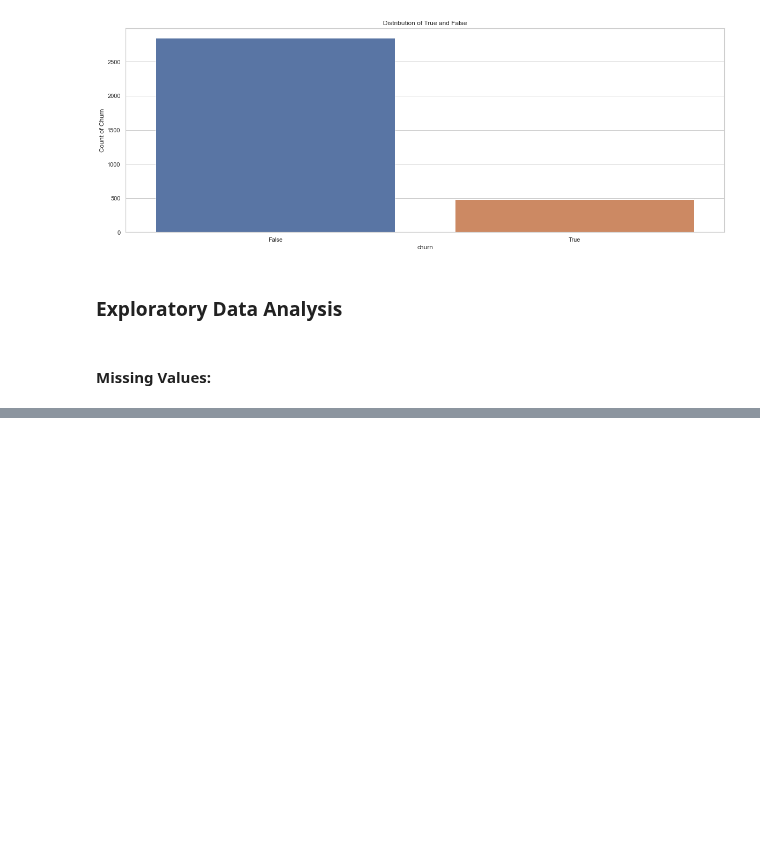
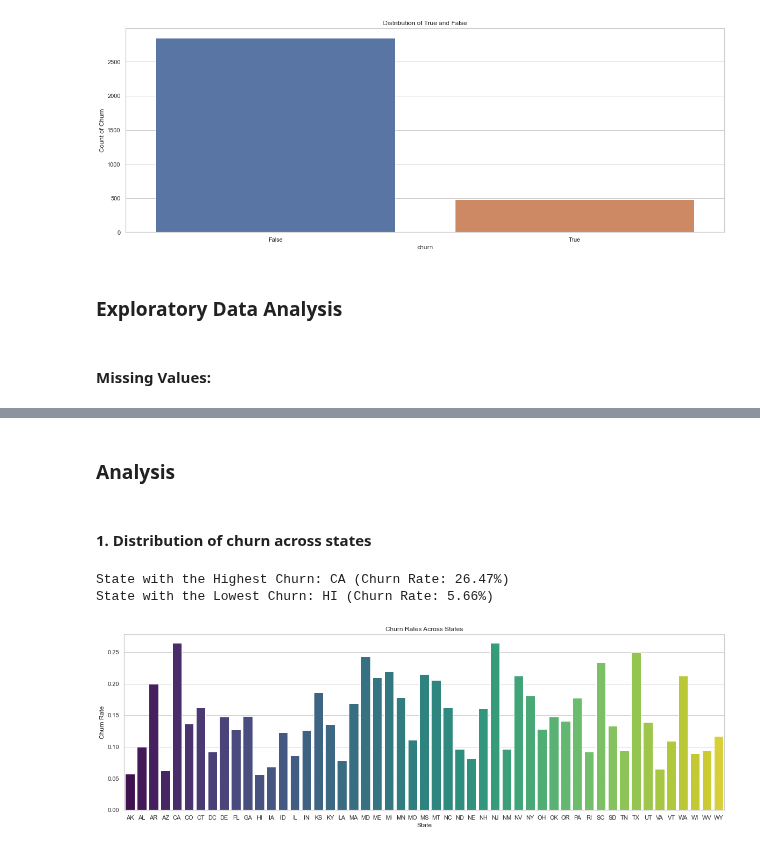
Before and after one commit to ThomasOkiwi/Phase-Three-Final-Project, a Jupyter notebook: index.ipynb, the cells around one changed output, grey strips where cells are left out. Cells and saved outputs as stored; diff of their text form; code cells hidden in the pictures; blank space fills up the shorter version.

```diff
--- a/index.ipynb
+++ b/index.ipynb
@@ -223,0 +251,12 @@ missing_data
+# %%
+# Replace 'international plan' and 'voice mail plan' with binary values
+columns_to_encode = ['international plan', 'voice mail plan']
+
+# replacing 'yes' and 'no' with 1 and 0 using a mapping
+encoding_map = {
+    'yes': 1,
+    'no': 0,
+}
+
+# Applying the mapping to each column
+df[columns_to_encode] = df[columns_to_encode].replace(encoding_map)
@@ -223,0 +265,6 @@ missing_data
+# %%
+# Calculating the total call charge in 24 hour time
+
+df['Total_Cost']=df['total day charge'] +df['total eve charge']+df['total night charge'] # calculating the cost of call in 24-hour
+                                                                            # time and appending the column to the dataset
+df.head() # displaying the first 5 rows
@@ -223,0 +278,32 @@ missing_data
+# %% [markdown]
+### Analysis
+# %% [markdown]
+#### 1. Distribution of churn across states
+# %%
+#Calculate churn rates for each state
+state_churn_rates = df.groupby('state')['churn'].mean().reset_index()
+
+# Find the state with the highest churn
+state_highest_churn = state_churn_rates.loc[state_churn_rates['churn'].idxmax()]
+
+# Find the state with the lowest churn
+state_lowest_churn = state_churn_rates.loc[state_churn_rates['churn'].idxmin()]
+
+print(f"State with the Highest Churn: {state_highest_churn['state']} (Churn Rate: {state_highest_churn['churn']:.2%})")
+print(f"State with the Lowest Churn: {state_lowest_churn['state']} (Churn Rate: {state_lowest_churn['churn']:.2%})")
+
+# Plot using Seaborn
+sns.set(style="whitegrid")
+plt.figure(figsize=(20, 6))
+
+# Create a bar plot
+sns.barplot(x='state', y='churn', data=state_churn_rates, palette='viridis')
+
+plt.title('Churn Rates Across States')
+plt.xlabel('State')
+plt.ylabel('Churn Rate')
+plt.show()
+# %% [output]
+State with the Highest Churn: CA (Churn Rate: 26.47%)
+State with the Lowest Churn: HI (Churn Rate: 5.66%)
+[figure, added]
```
Also changed, not shown: parts of 24 cells of this notebook.
